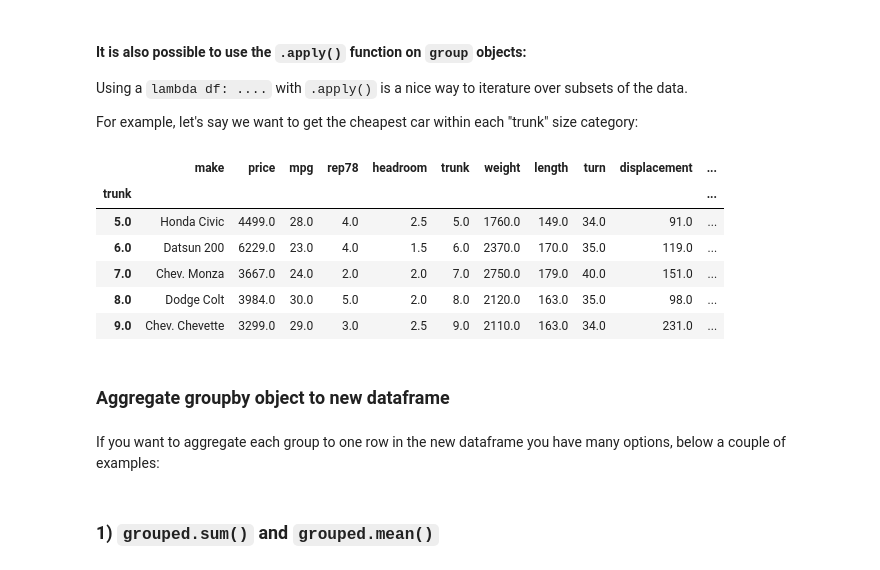
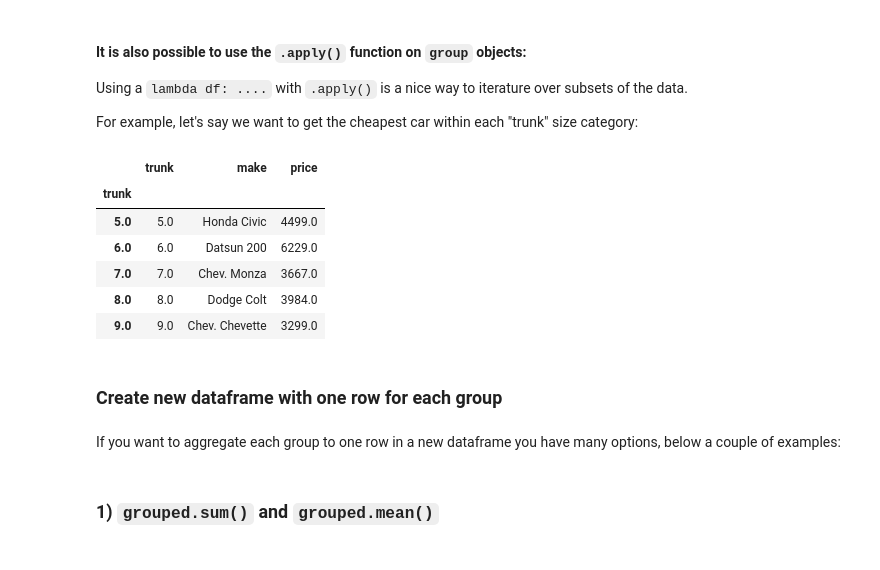
Before and after one commit to TiesdeKok/LearnPythonforResearch, a Jupyter notebook: 2_handling_data.ipynb, the cells around one changed output. Cells and saved outputs as stored; diff of their text form; code cells hidden in the pictures.

```diff
--- a/2_handling_data.ipynb
+++ b/2_handling_data.ipynb
@@ -565,7 +608,7 @@ UvT_Bike             NaN
 Name: make, dtype: object
 # %%
-df = df_auto.dropna(axis=0)
-df['make'].tail(3)
+df_auto = df_auto.dropna(axis=0)
+df_auto['make'].tail(3)
 # %% [output]
 36       Olds Cutlass
 22    Dodge St. Regis
@@ -622,11 +679,11 @@ For more complex processing it is possible to use a defined function and call it
 
 **Personal note:** This is often my preferred method as it is the most flexible and a lot easier to read.
 # %%
-def new_price_function(x):
-    if x.foreign == 'Foreign':
-        return x.price * 1.5
+def new_price_function(row):
+    if row.foreign == 'Foreign':
+        return row.price * 1.5
     else:
-        return x.price
+        return row.price
 # %%
 df_auto['new_price'] = df_auto.apply(new_price_function, axis=1)
 df_auto[['make', 'price', 'foreign', 'new_price']].head()
@@ -644,3 +703,0 @@ df_auto[['make', 'price', 'foreign', 'new_price']].head()
-# %%
-df_auto['new_price'] = [p*1.5 if f == 'Foreign' else p for p, f in zip(df_auto.price, df_auto.foreign)]
-df_auto[['price', 'foreign', 'new_price']].sample(5, random_state=1)
@@ -655,0 +708,9 @@ df_auto[['price', 'foreign', 'new_price']].sample(5, random_state=1)
+# %%
+new_list = []
+for index, row in df_auto.iterrows():
+    if row.foreign == 'Foreign':
+        new_list.append(row.price * 1.5)
+    else:
+        new_list.append(row.price)
+df_auto['new_price'] = new_list
+df_auto[['make', 'price', 'foreign', 'new_price']].head()
@@ -827,19 +901,19 @@ Using a `lambda df: ....` with `.apply()` is a nice way to iterature over subset
 
 For example, let's say we want to get the cheapest car within each "trunk" size category:
 # %%
-df_auto.groupby('trunk').apply(lambda df: df.sort_values('price').iloc[0]).head()
+df_auto.groupby('trunk').apply(lambda df: df.sort_values('price').iloc[0]).head()[['trunk', 'make', 'price']]
 # %% [output]
-|  | make | price | mpg | rep78 | headroom | trunk | weight | length | turn | displacement | ... |
-| trunk |  |  |  |  |  |  |  |  |  |  | ... |
-| 5.0 | Honda Civic | 4499.0 | 28.0 | 4.0 | 2.5 | 5.0 | 1760.0 | 149.0 | 34.0 | 91.0 | ... |
-| 6.0 | Datsun 200 | 6229.0 | 23.0 | 4.0 | 1.5 | 6.0 | 2370.0 | 170.0 | 35.0 | 119.0 | ... |
-| 7.0 | Chev. Monza | 3667.0 | 24.0 | 2.0 | 2.0 | 7.0 | 2750.0 | 179.0 | 40.0 | 151.0 | ... |
-| 8.0 | Dodge Colt | 3984.0 | 30.0 | 5.0 | 2.0 | 8.0 | 2120.0 | 163.0 | 35.0 | 98.0 | ... |
-| 9.0 | Chev. Chevette | 3299.0 | 29.0 | 3.0 | 2.5 | 9.0 | 2110.0 | 163.0 | 34.0 | 231.0 | ... |
+|  | trunk | make | price |
+| trunk |  |  |  |
+| 5.0 | 5.0 | Honda Civic | 4499.0 |
+| 6.0 | 6.0 | Datsun 200 | 6229.0 |
+| 7.0 | 7.0 | Chev. Monza | 3667.0 |
+| 8.0 | 8.0 | Dodge Colt | 3984.0 |
+| 9.0 | 9.0 | Chev. Chevette | 3299.0 |
-# %% [markdown]
-### Aggregate groupby object to new dataframe
+# %% [markdown]
+### Create new dataframe with one row for each group
 # %% [markdown]
-If you want to aggregate each group to one row in the new dataframe you have many options, below a couple of examples:
+If you want to aggregate each group to one row in a new dataframe you have many options, below a couple of examples:
 # %% [markdown]
 ### 1) `grouped.sum()` and `grouped.mean()`
 # %%
```
Also changed, not shown: parts of 180 cells of this notebook, 5 other files.
